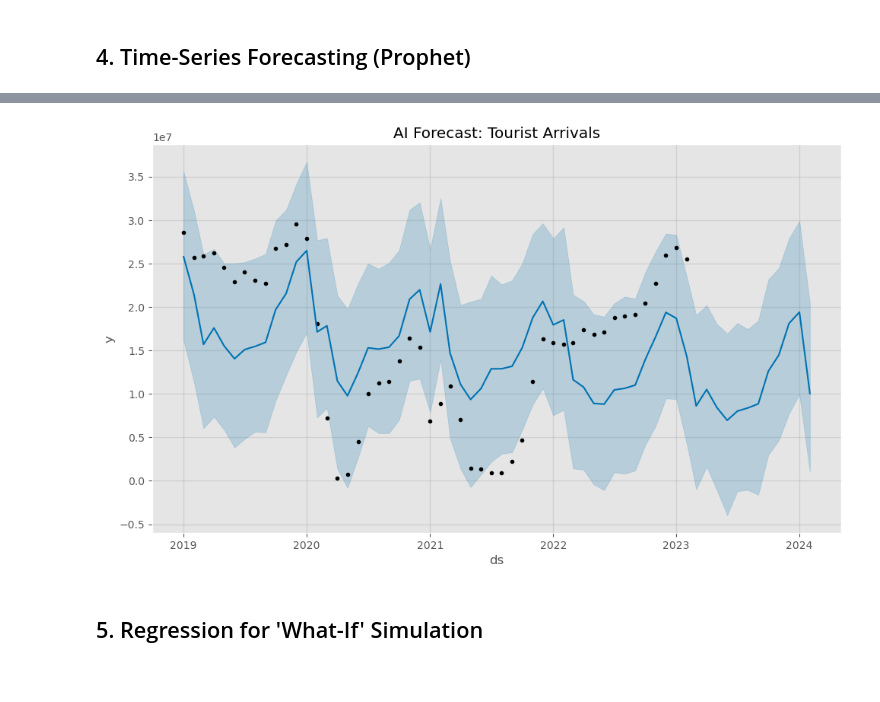
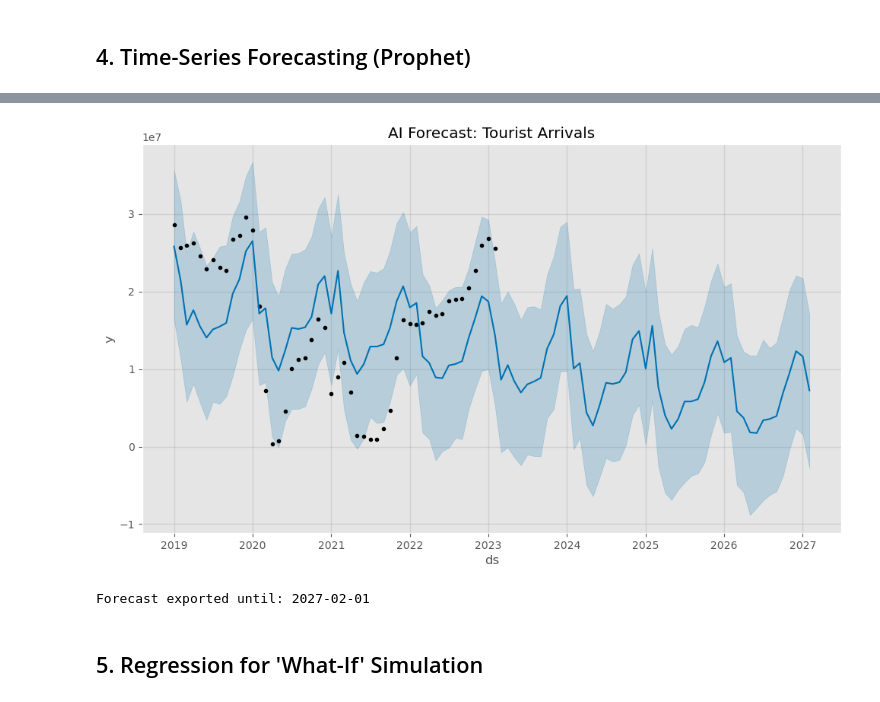
Before and after one commit to shadowsilence94/TDT-IS_Dashboard, a Jupyter notebook: ml_pipeline/pipeline.ipynb, the cells around one changed output, grey strips where cells are left out. Drawn from its saved outputs; the diff is of its cells as text; code cells hidden in the pictures.

```diff
--- a/ml_pipeline/pipeline.ipynb
+++ b/ml_pipeline/pipeline.ipynb
@@ -70,11 +72,21 @@ national_df = df_pivot.groupby('date')['no_tourist_all'].sum().reset_index()
 national_df.columns = ['ds', 'y']
 model_nat = Prophet(yearly_seasonality=True)
 model_nat.fit(national_df)
-future_nat = model_nat.make_future_dataframe(periods=12, freq='MS')
+future_nat = model_nat.make_future_dataframe(periods=48, freq='MS')
 forecast_nat = model_nat.predict(future_nat)
 
 # Plot
 model_nat.plot(forecast_nat)
 plt.title('AI Forecast: Tourist Arrivals')
 plt.show()
+# Export to JSON for Dashboard
+forecast_export = forecast_nat[['ds', 'yhat', 'yhat_lower', 'yhat_upper']].copy()
+forecast_export['ds'] = forecast_export['ds'].dt.strftime('%Y-%m-%d')
+# Merge with Actual Data to show both lines on chart
+actual_data = national_df.copy()
+actual_data['ds'] = actual_data['ds'].dt.strftime('%Y-%m-%d')
+merged = pd.merge(forecast_export, actual_data, on='ds', how='left')
+merged.rename(columns={'y': 'actual'}, inplace=True)
+merged.to_json(f'{output_dir}/national_forecast.json', orient='records')
+print(f"Forecast exported until: {merged['ds'].max()}")
 # %% [output]
@@ -83,4 +95,5 @@ plt.show()
-[figure, old version]
+[figure, new version]
+Forecast exported until: 2027-02-01
 # %% [markdown]
 ## 5. Regression for 'What-If' Simulation
 # %%
```
Also changed, not shown: parts of 11 cells of this notebook, 6 other files.
